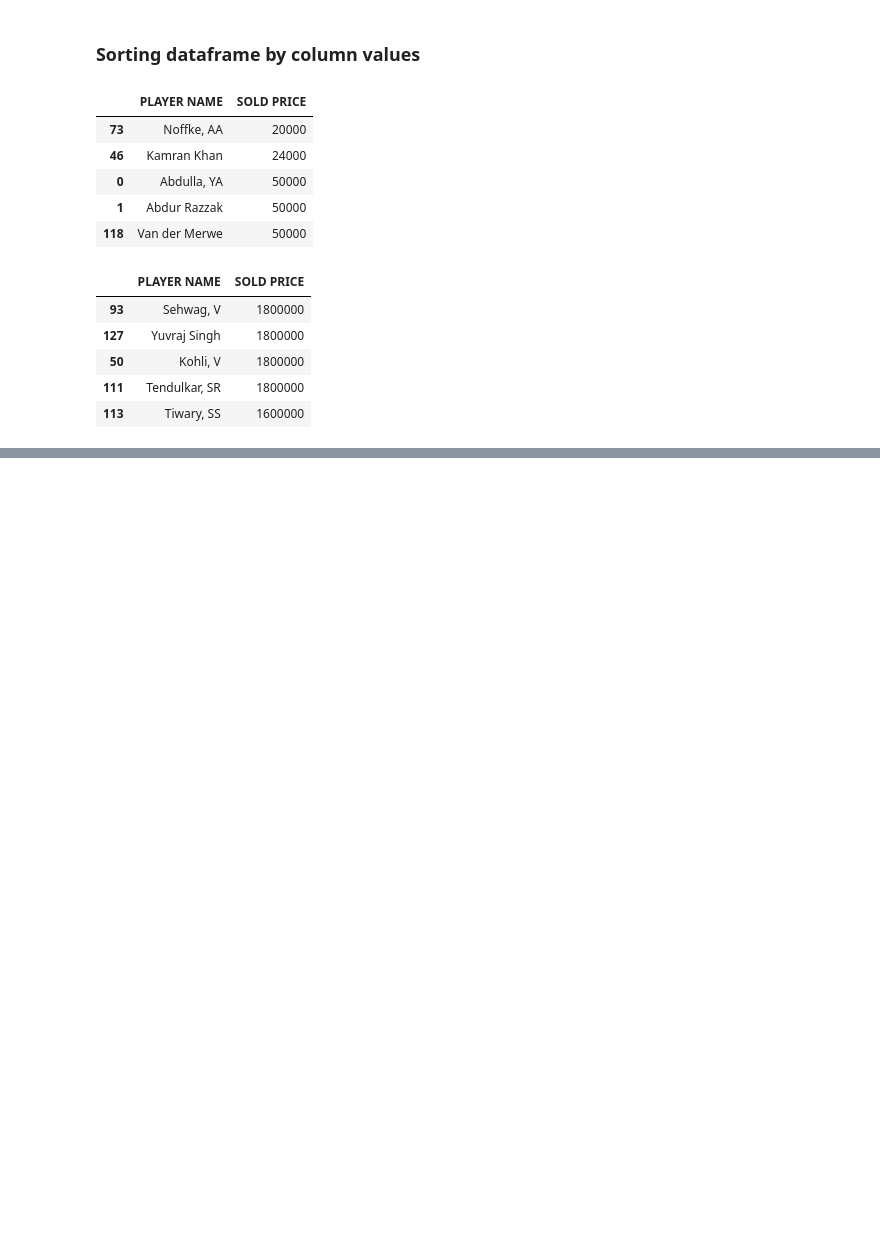
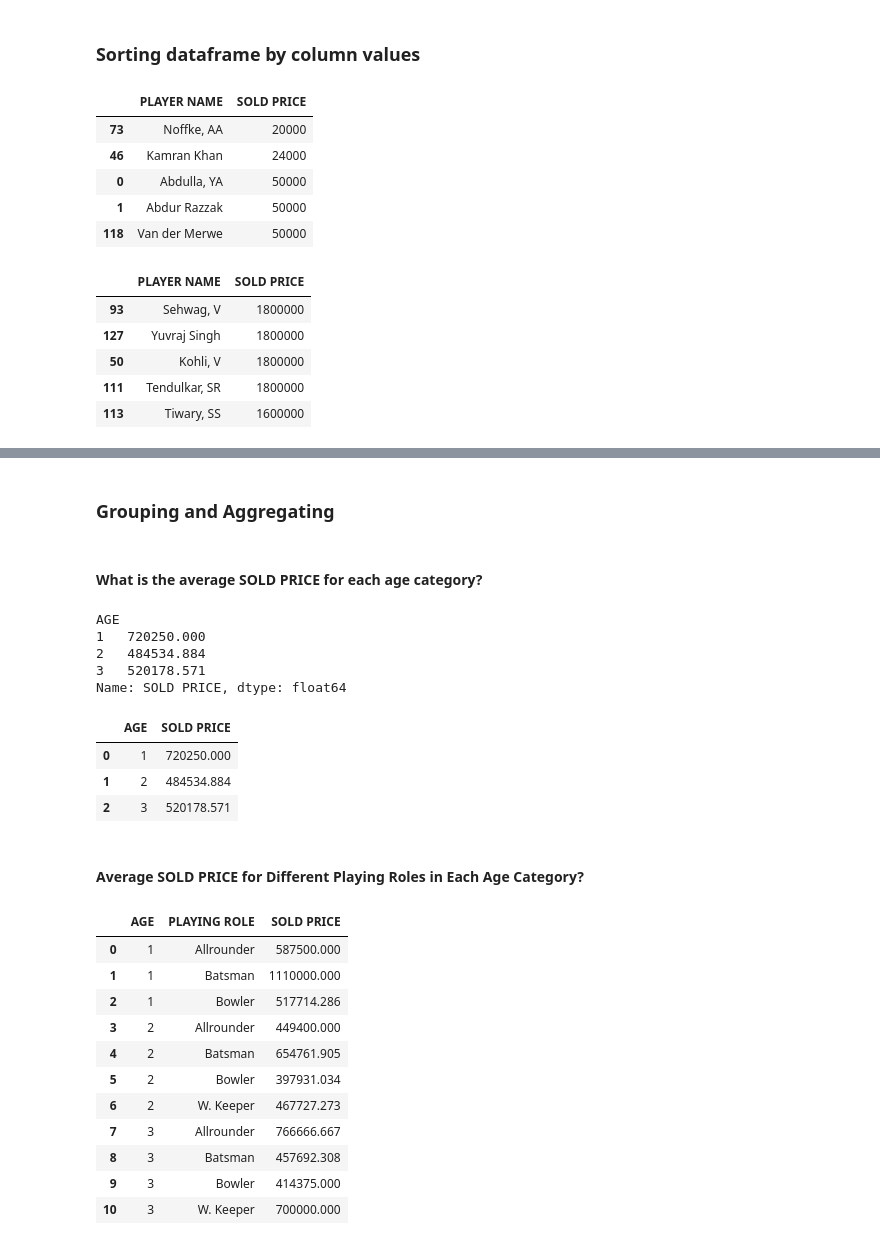
Before and after one commit to AdilBagwan/IPLData, a Jupyter notebook: IPL2013.ipynb, the cells around one changed output, grey strips where cells are left out. Cells and saved outputs as stored; diff of their text form; code cells hidden in the pictures; blank space fills up the shorter version.

```diff
--- a/IPL2013.ipynb
+++ b/IPL2013.ipynb
@@ -224,0 +252,39 @@ ipl_auction_df[['PLAYER NAME', 'SOLD PRICE']].sort_values('SOLD PRICE', ascendin
+# %% [markdown]
+### Grouping and Aggregating
+# %% [markdown]
+#### What is the average SOLD PRICE for each age category?
+# %%
+ipl_auction_df.groupby('AGE')['SOLD PRICE'].mean()
+# %% [output]
+AGE
+1   720250.000
+2   484534.884
+3   520178.571
+Name: SOLD PRICE, dtype: float64
+# %%
+soldprice_by_age = ipl_auction_df.groupby('AGE')['SOLD PRICE'].mean().reset_index()
+
+soldprice_by_age
+# %% [output]
+|  | AGE | SOLD PRICE |
+| 0 | 1 | 720250.000 |
+| 1 | 2 | 484534.884 |
+| 2 | 3 | 520178.571 |
+# %% [markdown]
+#### Average SOLD PRICE for Different Playing Roles in Each Age Category?
+# %%
+soldprice_by_age_role = ipl_auction_df.groupby(['AGE', 'PLAYING ROLE'])['SOLD PRICE'].mean().reset_index()
+soldprice_by_age_role
+# %% [output]
+|  | AGE | PLAYING ROLE | SOLD PRICE |
+| 0 | 1 | Allrounder | 587500.000 |
+| 1 | 1 | Batsman | 1110000.000 |
+| 2 | 1 | Bowler | 517714.286 |
+| 3 | 2 | Allrounder | 449400.000 |
+| 4 | 2 | Batsman | 654761.905 |
+| 5 | 2 | Bowler | 397931.034 |
+| 6 | 2 | W. Keeper | 467727.273 |
+| 7 | 3 | Allrounder | 766666.667 |
+| 8 | 3 | Batsman | 457692.308 |
+| 9 | 3 | Bowler | 414375.000 |
+| 10 | 3 | W. Keeper | 700000.000 |
```
Also changed, not shown: parts of 11 cells of this notebook.
